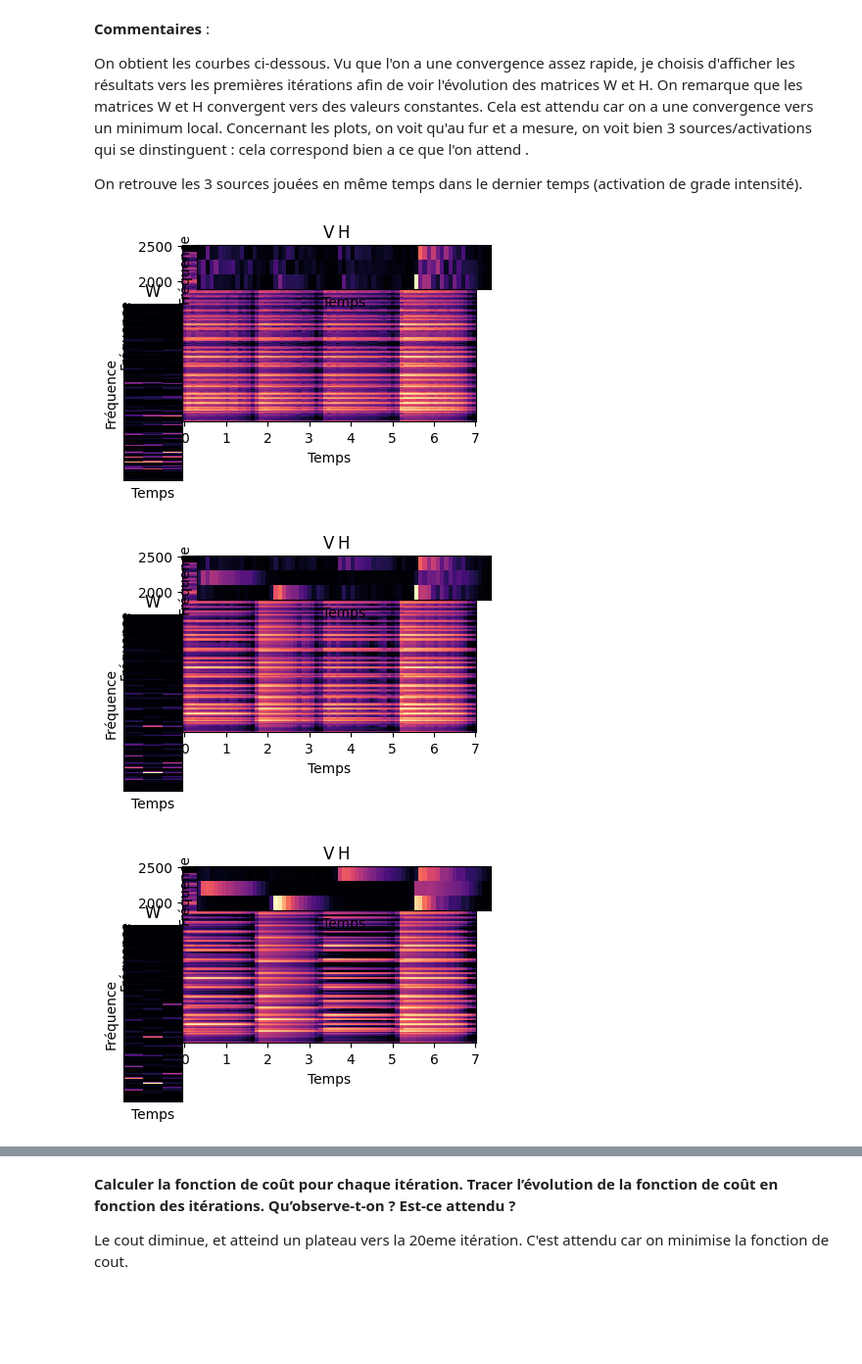
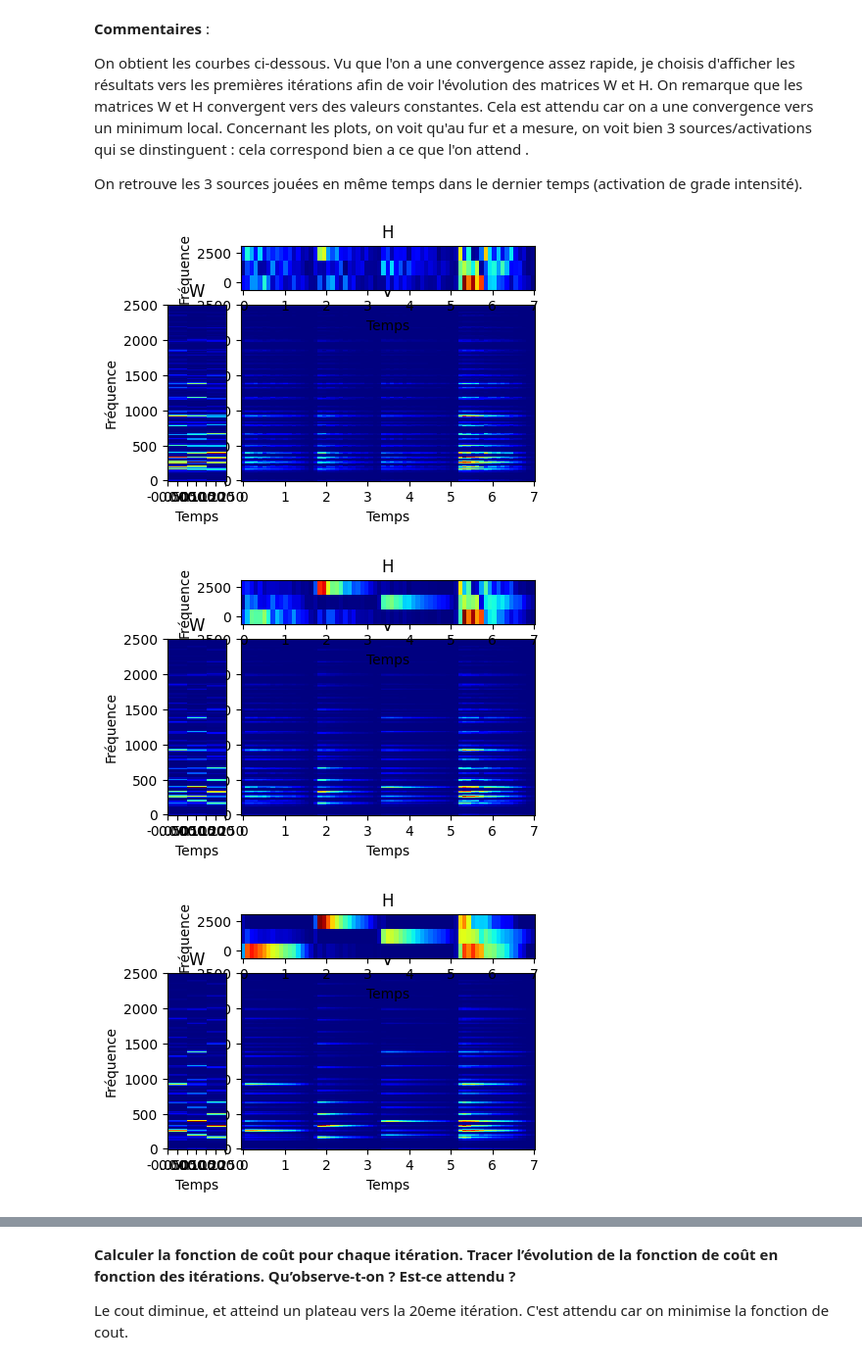
Before and after one commit to Vicktoria13/Sound-Processing, a Jupyter notebook: work2/TP3_notebook.ipynb, the cells around one changed output, grey strips where cells are left out. Shown at 98% size. Saved outputs shown, nothing was run; the diff lists cells and outputs as text; code cells hidden in the pictures; blank space fills up the shorter version.

```diff
--- a/work2/TP3_notebook.ipynb
+++ b/work2/TP3_notebook.ipynb
@@ -67,6 +67,8 @@ Si l'on prend la formule de la beta-divergence avec $\beta$ = 2, alors cela revi
 ### Tracer l’évolution des matrices W, H
 # %%
 
+import matplotlib.cm as cm
+import matplotlib
 
 #l'algorithme NMF
 def NMF_V1(V, S, threshold ):
@@ -95,13 +97,14 @@ def NMF_V1(V, S, threshold ):
 
 
             plt.figure(figsize=(3, 3))
-            V_plot = plt.axes([0.3, 0.3, 1, 0.6])
+            V_plot = plt.axes([0.35, 0.1, 1, 0.6])
             H_plot = plt.axes([0.35, 0.75, 1, 0.15])
             W_plot = plt.axes([0.1, 0.1, 0.2, 0.6])
 
-            librosa.display.specshow(W,sr=sr, 512_length=512, ax=W_plot)
-            librosa.display.specshow(H, sr=sr, 512_length=512, ax=H_plot)
-            librosa.display.specshow(librosa.amplitude_to_db(W@H, ref=np.max),y_axis = 'hz', sr=sr, 512_length=512,x_axis ='time', ax=V_plot)
+
+            librosa.display.specshow(W,y_axis = 'hz', sr=sr, hop_length=512,x_axis ='time',cmap= matplotlib.cm.jet, ax=W_plot)
+            librosa.display.specshow(H,y_axis = 'hz', sr=sr, hop_length=512,x_axis ='time',cmap= matplotlib.cm.jet, ax=H_plot)
+            librosa.display.specshow(W@H,y_axis = 'hz', sr=sr, hop_length=512,x_axis ='time',cmap= matplotlib.cm.jet, ax=V_plot)
             V_plot.set_title('V')
             H_plot.set_title('H')
             W_plot.set_title('W')
@@ -125,12 +128,12 @@ On obtient les courbes ci-dessous. Vu que l'on a une convergence assez rapide, j
 On retrouve les 3 sources jouées en même temps dans le dernier temps (activation de grade intensité).
 # %%
 
-y_tfct = librosa.stft(y, n_fft=512, 512_length=256)
+y_tfct = librosa.stft(y, n_fft=512,hop_length=256)
 V = np.abs(y_tfct)
 K, N = np.shape(V)
 S = 3 #3 soua a localiser
 W, H, cost_function = NMF_V1(V,S,0.05)
 # %% [output]
-[figure, old version]
+[figure, new version]
-[figure, old version]
+[figure, new version]
-[figure, old version]
+[figure, new version]
```
Also changed, not shown: parts of 3 cells of this notebook, 6 other files.
